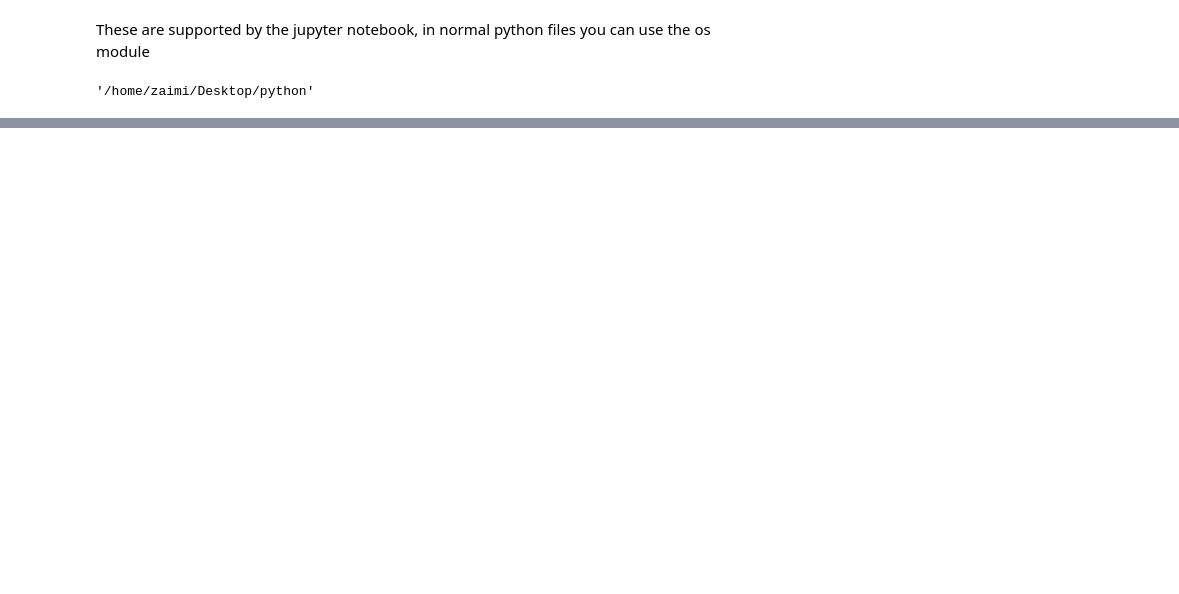
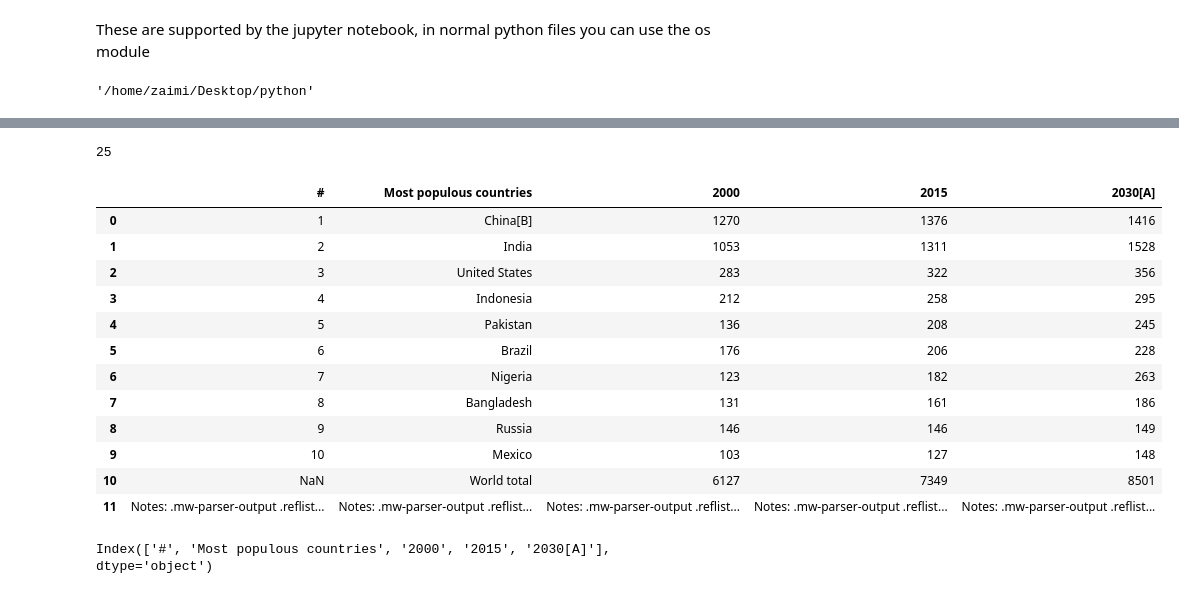
Before and after one commit to RagnarOkayy/DataAnalysisPython, a Jupyter notebook: udemy5.ipynb, the cells around one changed output, grey strips where cells are left out. Drawn from its saved outputs; the diff is of its cells as text; code cells hidden in the pictures; blank space fills up the shorter version.

```diff
--- a/udemy5.ipynb
+++ b/udemy5.ipynb
@@ -20,0 +59,6 @@ os.getcwd()
+# %%
+url = "https://en.wikipedia.org/wiki/World_population"
+# %%
+tables = pd.read_html(url) # grabs every single table and returns a listfrom msilib.schema import tables
+tables
+# you can also pass html files after saving them
@@ -20,0 +83,26 @@ os.getcwd()
+# %%
+len(tables) # the number of tables
+# %% [output]
+25
+# %%
+# the first table
+world_topten = tables[0] # the top 10 most populous countries table
+world_topten
+# %% [output]
+|  | # | Most populous countries | 2000 | 2015 | 2030[A] |
+| 0 | 1 | China[B] | 1270 | 1376 | 1416 |
+| 1 | 2 | India | 1053 | 1311 | 1528 |
+| 2 | 3 | United States | 283 | 322 | 356 |
+| 3 | 4 | Indonesia | 212 | 258 | 295 |
+| 4 | 5 | Pakistan | 136 | 208 | 245 |
+| 5 | 6 | Brazil | 176 | 206 | 228 |
+| 6 | 7 | Nigeria | 123 | 182 | 263 |
+| 7 | 8 | Bangladesh | 131 | 161 | 186 |
+| 8 | 9 | Russia | 146 | 146 | 149 |
+| 9 | 10 | Mexico | 103 | 127 | 148 |
+| 10 | NaN | World total | 6127 | 7349 | 8501 |
+| 11 | Notes: .mw-parser-output .reflist... | Notes: .mw-parser-output .reflist... | Notes: .mw-parser-output .reflist... | Notes: .mw-parser-output .reflist... | Notes: .mw-parser-output .reflist... |
+# %%
+tables[0].columns # these are teh columns
+# %% [output]
+Index(['#', 'Most populous countries', '2000', '2015', '2030[A]'], dtype='object')
```
Also changed, not shown: parts of 13 cells of this notebook, 4 other files.
